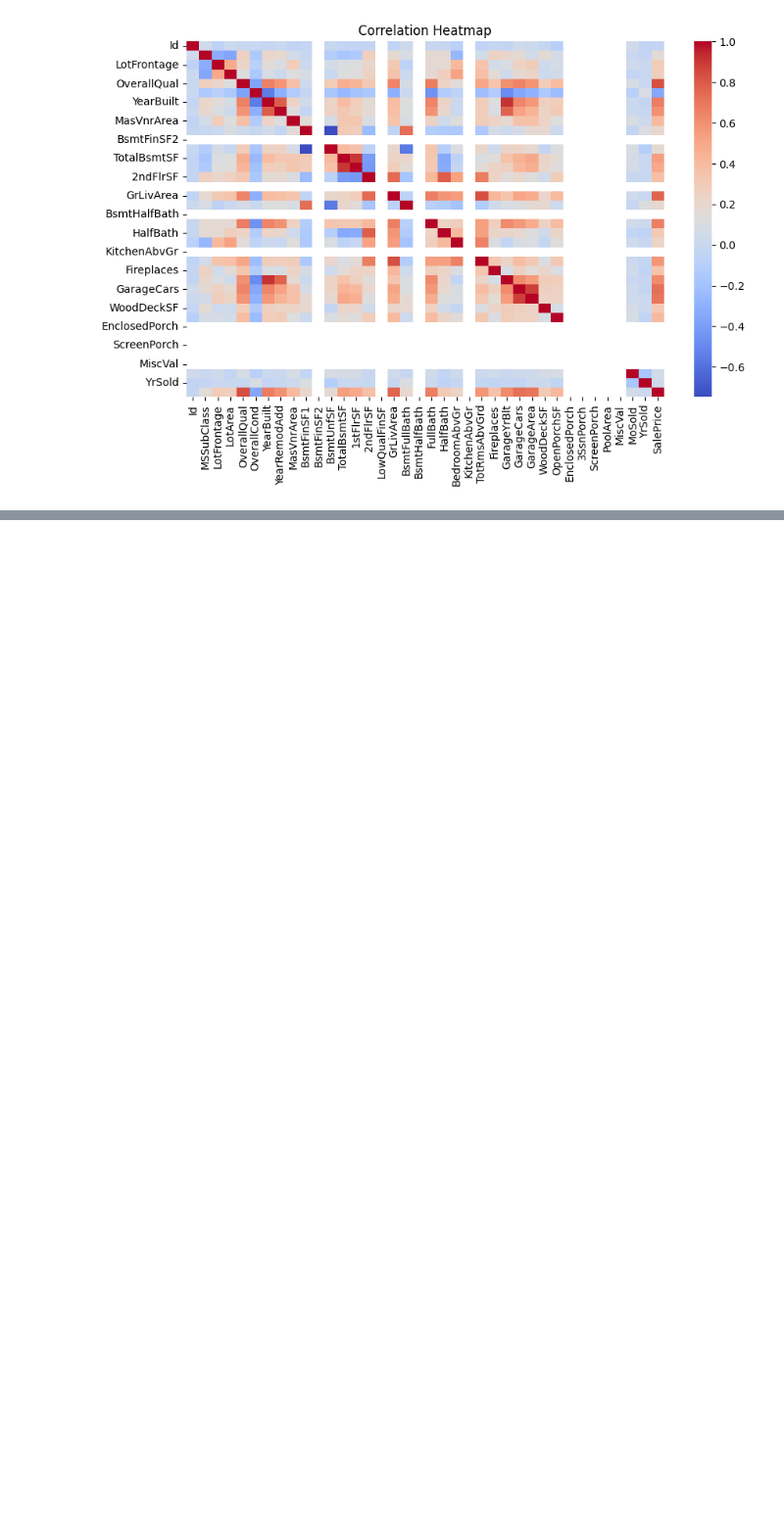
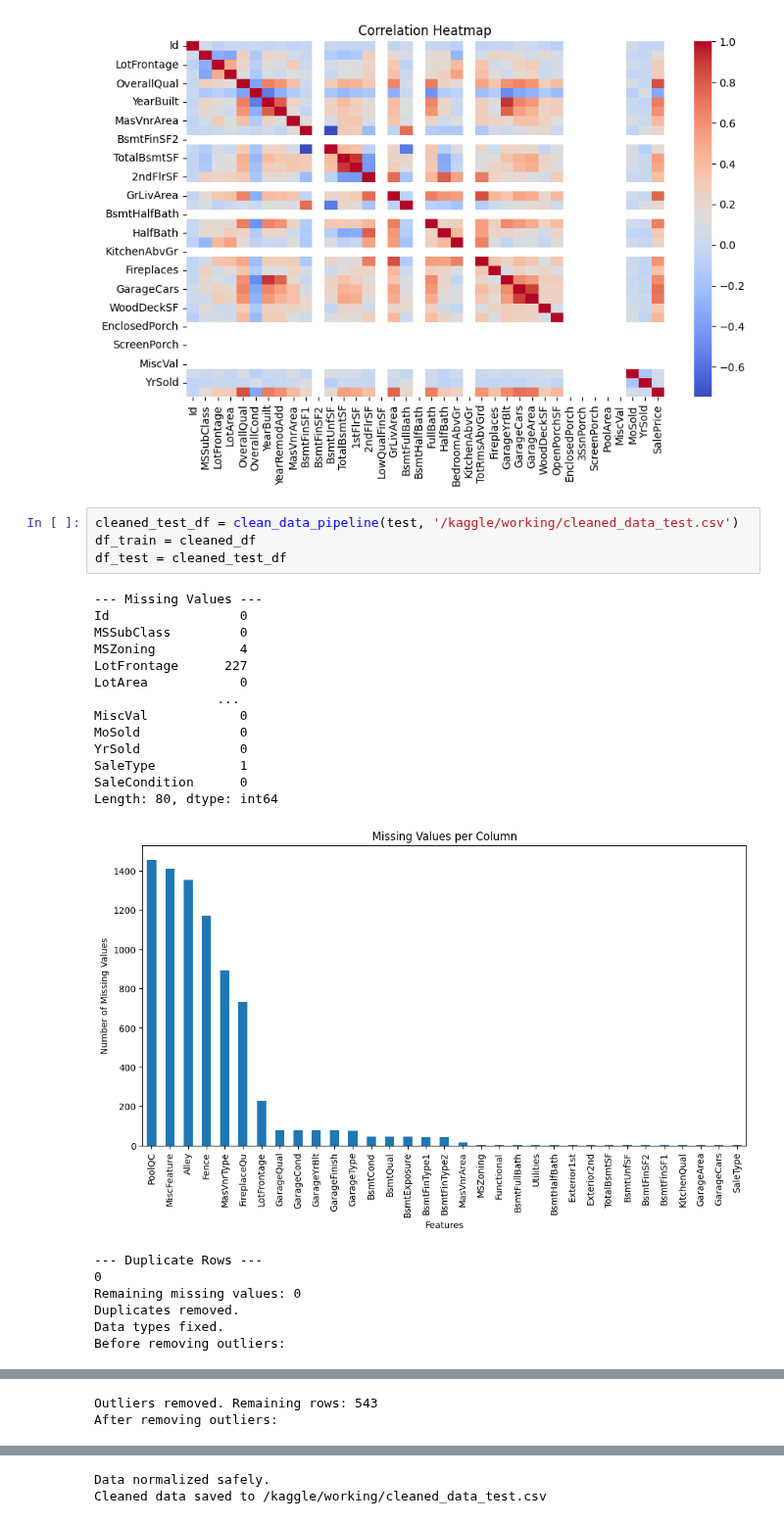
Before and after one commit to alirezaderavi/House-Prices-Advanced-Regression-Techniques, a Jupyter notebook: house-prices-advanced-regression-techniques.ipynb, the cells around one changed output, grey strips where cells are left out. Shown at 98% size. Cells and saved outputs as stored; diff of their text form; blank space fills up the shorter version.

Commit message:
Kaggle Notebook | House Prices: Advanced Regression Techniques | Version 4

```diff
--- a/house-prices-advanced-regression-techniques.ipynb
+++ b/house-prices-advanced-regression-techniques.ipynb
@@ -283,3 +286,28 @@ visualize_outliers(cleaned_df)
 [figure]
 [figure]
 [figure]
+# %%
+cleaned_test_df = clean_data_pipeline(test, '/kaggle/working/cleaned_data_test.csv')
+df_train = cleaned_df
+df_test = cleaned_test_df
+# %% [output]
+--- Missing Values ---
+Id                 0
+MSSubClass         0
+MSZoning           4
+LotFrontage      227
+LotArea            0
+                ...
+MiscVal            0
+MoSold             0
+YrSold             0
+SaleType           1
+SaleCondition      0
+Length: 80, dtype: int64
+[figure, added]
+--- Duplicate Rows ---
+0
+Remaining missing values: 0
+Duplicates removed.
+Data types fixed.
+Before removing outliers:
@@ -285,0 +317,2 @@ visualize_outliers(cleaned_df)
+Outliers removed. Remaining rows: 543
+After removing outliers:
@@ -285,0 +322,2 @@ visualize_outliers(cleaned_df)
+Data normalized safely.
+Cleaned data saved to /kaggle/working/cleaned_data_test.csv
```
Also changed, not shown: parts of 6 cells of this notebook.
